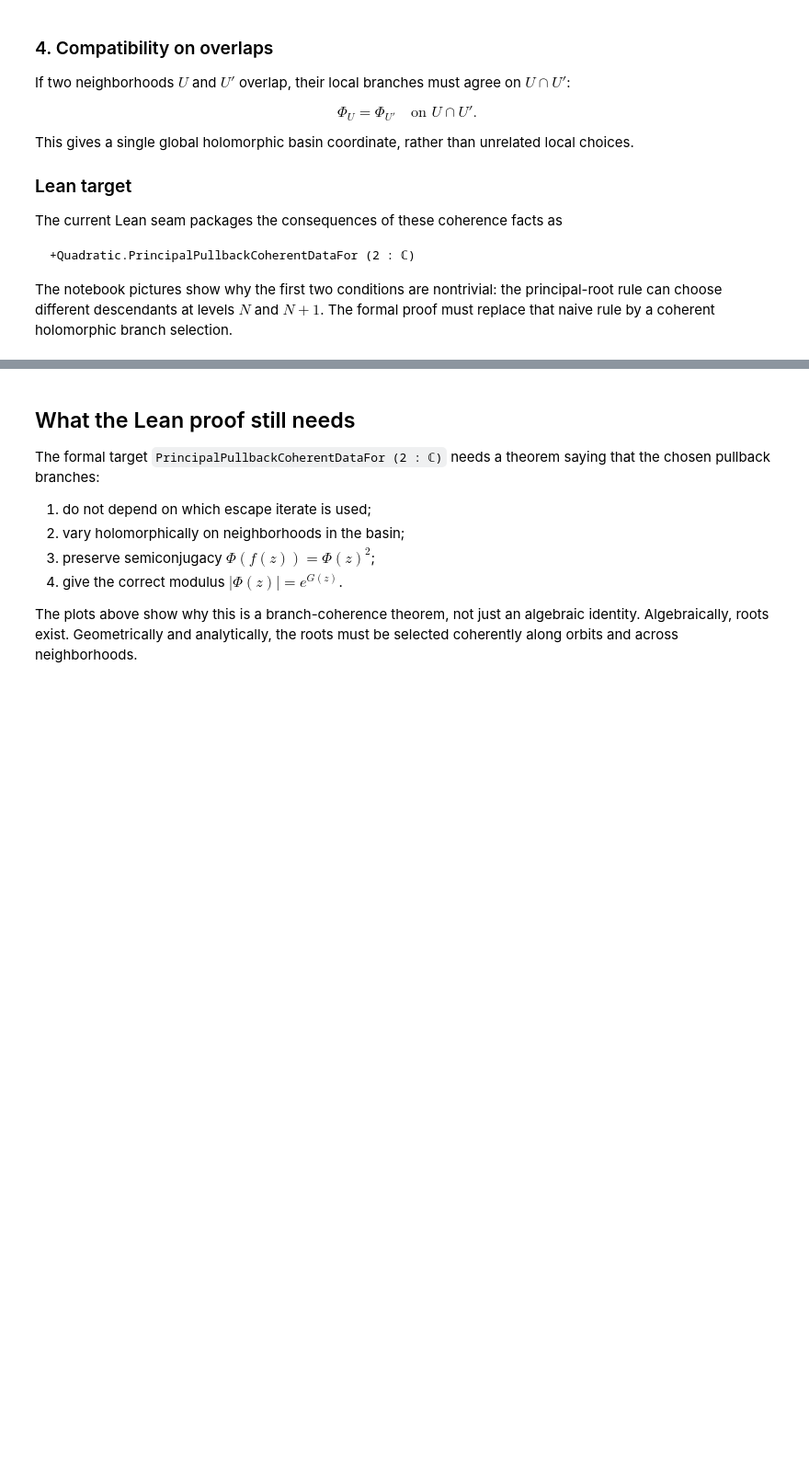
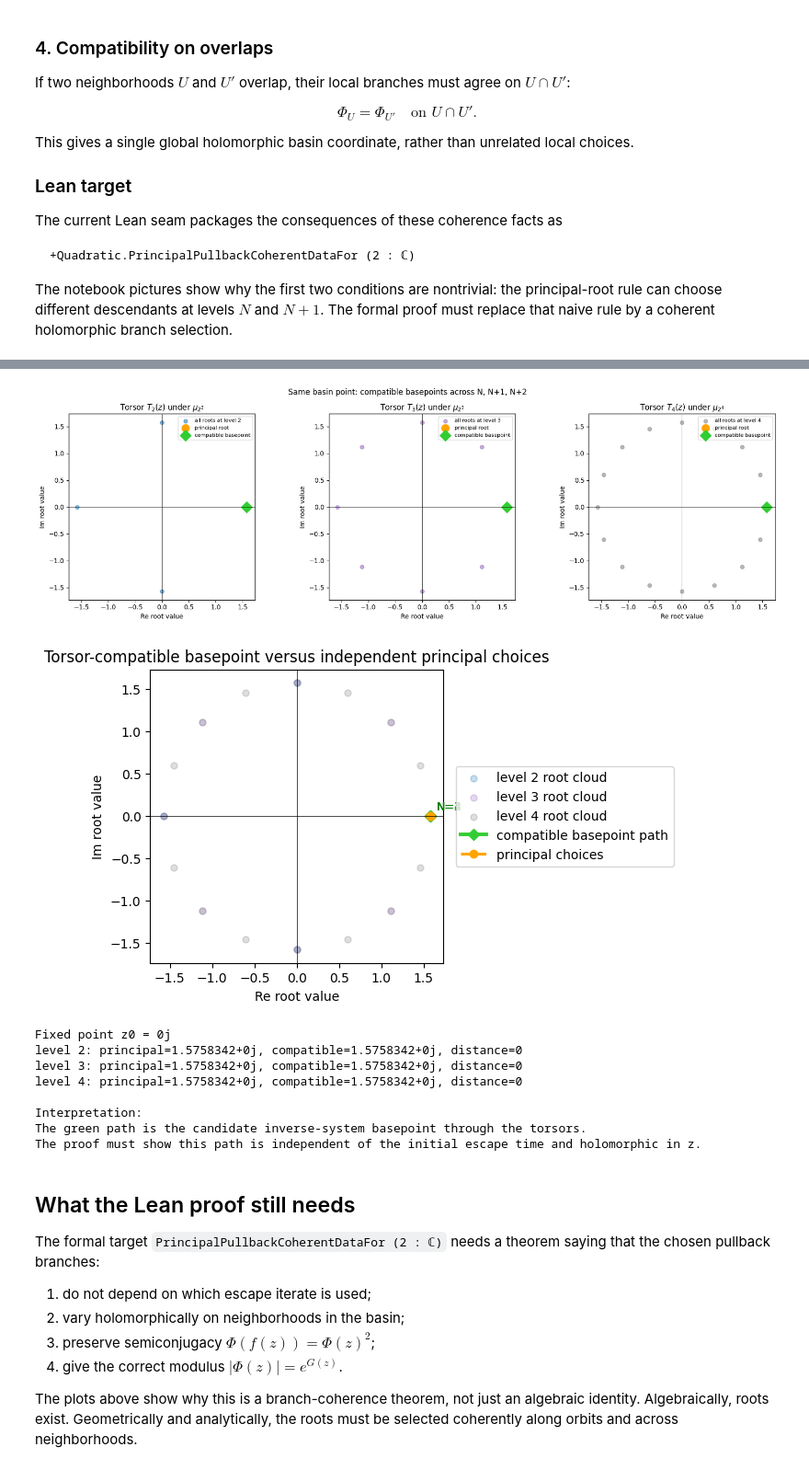
Before and after one commit to kirill-kondrashov/mlc, a Jupyter notebook: notebooks/coherent_pullback_branches.ipynb, the cells around one changed output, grey strips where cells are left out. Shown at 92% size. Cells and saved outputs as stored; diff of their text form; code cells hidden in the pictures; blank space fills up the shorter version.

```diff
--- a/notebooks/coherent_pullback_branches.ipynb
+++ b/notebooks/coherent_pullback_branches.ipynb
@@ -339,3 +451,81 @@ The notebook pictures show why the first two conditions are nontrivial: the prin
+# %%
+def roots_of_unity(k):
+    return np.array([cmath.exp(2j * math.pi * j / (2**k)) for j in range(2**k)])
+
+def closest_root_to(target, roots):
+    return roots[np.argmin(np.abs(roots - target))]
+
+z0 = 0.0 + 0.0j
+N = escape_time(z0, R=4.0, max_iter=10)
+levels = [N, N + 1, N + 2]
+
+root_clouds = []
+principal = []
+for L in levels:
+    A = phi_inf_approx(iterate(z0, L), terms=70)
+    roots = all_roots(A, 2**L)
+    root_clouds.append(roots)
+    principal.append(principal_root(A, 2**L))
+
+# Torsor-compatible selection: start from the principal choice at level N, then
+# at later levels choose the root closest to the already selected basepoint.
+# This models the inverse-system basepoint, not a proof of it.
+compatible = [principal[0]]
+for j in range(1, len(levels)):
+    compatible.append(closest_root_to(compatible[-1], root_clouds[j]))
+
+fig, axes = plt.subplots(1, 3, figsize=(17, 5.2))
+colors = ['tab:blue', 'tab:purple', 'tab:gray']
+for ax, L, roots, color, pval, cval in zip(axes, levels, root_clouds, colors, principal, compatible):
+    ax.scatter(roots.real, roots.imag, s=35, color=color, alpha=0.55, label=f'all roots at level {L}')
+    ax.scatter([pval.real], [pval.imag], color='orange', marker='o', s=140, label='principal root')
+    ax.scatter([cval.real], [cval.imag], color='limegreen', marker='D', s=150, label='compatible basepoint')
+    ax.axhline(0, color='black', linewidth=0.5)
+    ax.axvline(0, color='black', linewidth=0.5)
+    ax.set_aspect('equal', adjustable='box')
+    ax.set_title(f'Torsor $T_{{{L}}}(z)$ under $\\mu_{{2^{L}}}$')
+    ax.set_xlabel('Re root value')
+    ax.set_ylabel('Im root value')
+    ax.legend(fontsize=8, loc='upper right')
+fig.suptitle('Same basin point: compatible basepoints across N, N+1, N+2')
+fig.tight_layout()
+plt.show()
+
+# Draw the three compatible choices in one plot, with transitions.
+fig, ax = plt.subplots(figsize=(7.5, 6.5))
+for L, roots, color in zip(levels, root_clouds, colors):
+    ax.scatter(roots.real, roots.imag, s=25, alpha=0.25, color=color, label=f'level {L} root cloud')
+ax.plot([v.real for v in compatible], [v.imag for v in compatible], 'D-', color='limegreen', linewidth=2.8, label='compatible basepoint path')
+ax.plot([v.real for v in principal], [v.imag for v in principal], 'o--', color='orange', linewidth=2.2, label='principal choices')
+for L, v in zip(levels, compatible):
+    ax.annotate(f'N={L}', (v.real, v.imag), textcoords='offset points', xytext=(5, 5), fontsize=9, color='green')
+ax.axhline(0, color='black', linewidth=0.5)
+ax.axvline(0, color='black', linewidth=0.5)
+ax.set_aspect('equal', adjustable='box')
+ax.set_title('Torsor-compatible basepoint versus independent principal choices')
+ax.set_xlabel('Re root value')
+ax.set_ylabel('Im root value')
+ax.legend(loc='center left', bbox_to_anchor=(1.02, 0.5))
+fig.tight_layout(rect=[0, 0, 0.78, 1])
+plt.show()
+
+print('Fixed point z0 =', z0)
+for L, pval, cval in zip(levels, principal, compatible):
+    print(f'level {L}: principal={pval:.8g}, compatible={cval:.8g}, distance={abs(pval-cval):.4g}')
+print('\nInterpretation:')
+print('The green path is the candidate inverse-system basepoint through the torsors.')
+print('The proof must show this path is independent of the initial escape time and holomorphic in z.')
+# %% [output]
+[figure, added]
+[figure, added]
+Fixed point z0 = 0j
+level 2: principal=1.5758342+0j, compatible=1.5758342+0j, distance=0
+level 3: principal=1.5758342+0j, compatible=1.5758342+0j, distance=0
+level 4: principal=1.5758342+0j, compatible=1.5758342+0j, distance=0
+
+Interpretation:
+The green path is the candidate inverse-system basepoint through the torsors.
+The proof must show this path is independent of the initial escape time and holomorphic in z.
 # %% [markdown]
 ## What the Lean proof still needs
 
```
Also changed, not shown: parts of 5 cells of this notebook.
